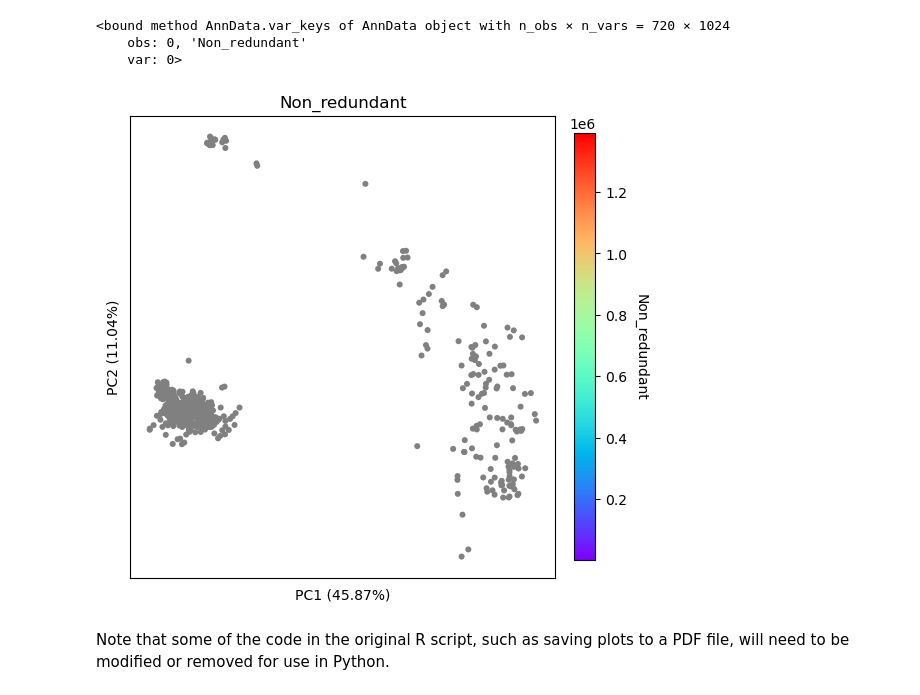
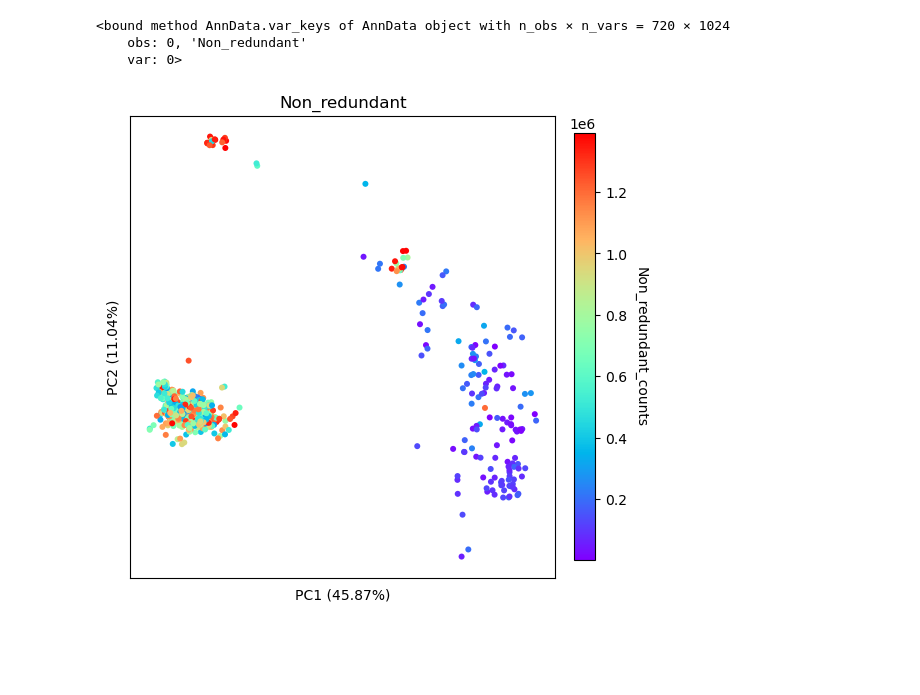
Before and after one commit to LeandroJorquera/Synthetic_L1, a Jupyter notebook: emb_visualization.ipynb, the cells around one changed output. Cells and saved outputs as stored; diff of their text form; code cells hidden in the pictures; blank space fills up the shorter version.

Commit message:
(almost) finished for plotting PCA and UMAP

```diff
--- a/emb_visualization.ipynb
+++ b/emb_visualization.ipynb
@@ -131,38 +157,3 @@ adata.var_keys
 <bound method AnnData.var_keys of AnnData object with n_obs × n_vars = 720 × 1024
     obs: 0, 'Non_redundant'
     var: 0>
-# %%
-run_pca(adata)
-# %% [output]
-[figure, removed]
-# %%
-
-# Run PCA and visualize data
-pca = PCA(n_components=subset_matrix.shape[1])
-adata.obsm["X_pca"] = pca.fit_transform(adata.X)
-sc.pp.neighbors(adata, n_neighbors=10, use_rep="X_pca")
-sc.tl.umap(adata, n_components=2, metric="cosine")
-
-# Import Seurat library
-import scanpy as sc
-
-# Load data
-adata = sc.read_h5ad('your_file.h5ad')
-
-# Run PCA
-sc.pp.pca(adata, use_highly_variable=True)
-
-# Visualize PCA results
-sc.pl.pca(adata, color='ORF_nonredundant_counts')
-
-# Select PCs for UMAP
-sc.pl.pca_variance_ratio(adata)
-sc.tl.pca(adata, n_comps=21)
-sc.pl.pca_variance_ratio(adata, log=True)
-
-# Run UMAP
-sc.pp.neighbors(adata, n_neighbors=30, n_pcs=21)
-sc.tl.umap(adata)
-
-# Visualize UMAP results
-sc.pl.umap(adata, color='ORF_nonredundant_counts')
@@ -171,2 +159,0 @@ emb_matrix.dtype.names
-# %% [markdown]
-Note that some of the code in the original R script, such as saving plots to a PDF file, will need to be modified or removed for use in Python.
@@ -226,0 +160,6 @@ The main code loads the data, runs PCA, visualizes PCA results, selects PCs for
+# %%
+label_color_dict = color_code(adata)
+# %%
+run_pca(adata, label_color_dict)
+# %% [output]
+[figure, added]
```
Also changed, not shown: parts of 6 cells of this notebook.
